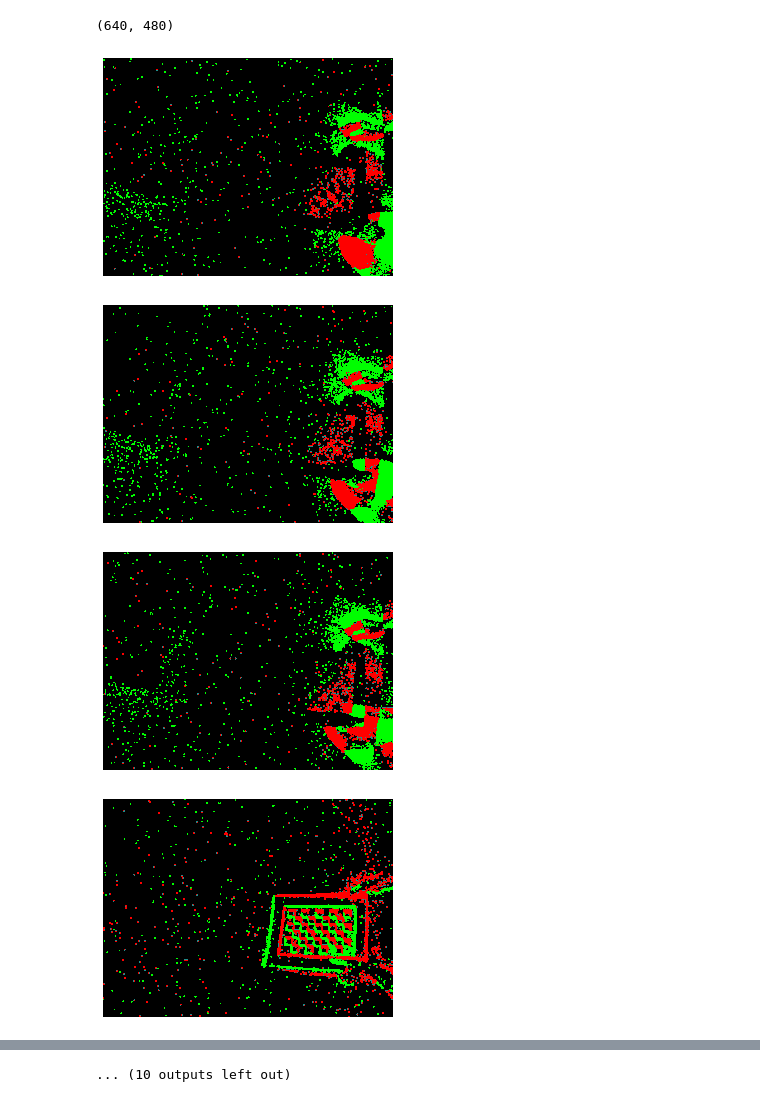
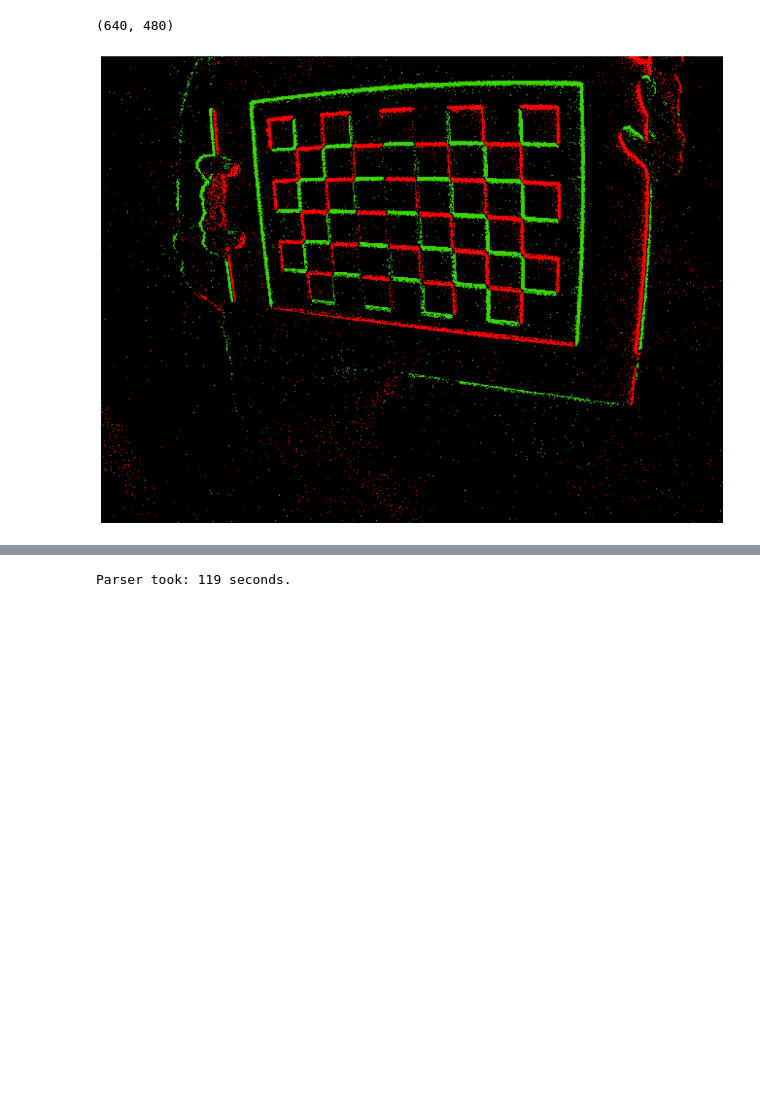
Before and after one commit to jpromerob/CAMagic, a Jupyter notebook: visualizer.ipynb, the cells around one changed output, grey strips where cells are left out. Saved outputs shown, nothing was run; the diff lists cells and outputs as text; code cells hidden in the pictures; blank space fills up the shorter version.

Commit message:
Visuals ready to undistort

```diff
--- a/visualizer.ipynb
+++ b/visualizer.ipynb
@@ -10,25 +10,28 @@ import cv2 as cv
 import numpy as np
 import pdb
 import matplotlib.pyplot as plt
-from utils import getNextRow, preprocess, getColorMap, print_all
+from utils import getNextRow, preprocess, print_all
+from matplotlib.colors import LinearSegmentedColormap
+
+my_gradient = LinearSegmentedColormap.from_list('my_gradient', (
+    # Edit this gradient at https://eltos.github.io/gradient/#FF0001-000000-3BD600
+    (0.000, (1.000, 0.000, 0.004)),
+    (0.500, (0.000, 0.000, 0.000)),
+    (1.000, (0.231, 0.839, 0.000))))
 
 if __name__ == "__main__":
 
-    gif = []
-
-
-    evcmap = getColorMap()
-
     x_max = 640
     y_max = 480
-    scale = 4
+    scale = 2/80
     fps = 60
-    activity = 3
+    activity = 1
+    image_of_interest = 255
 
     screen = np.zeros((x_max, y_max),dtype=int)
     print(screen.shape)
 
-    inputfile = "recordings/rec_cam1.aedat4"
+    inputfile = "recordings/rec_cam3.aedat4"
     nb_events = -1
 
     start = time.time()
@@ -50,39 +53,38 @@ if __name__ == "__main__":
         if t_relative > t_next_change:
 
             inactive_pixels = np.sum(screen == 0)
             if inactive_pixels < int((100-activity)/100*x_max*y_max):
-                screen = preprocess(screen)
-                plt.imshow(np.transpose(screen), cmap=evcmap)
-                plt.axis('off')
-                plt.show()
+                if photo_counter == image_of_interest-1:
+                    screen = preprocess(screen)
+                    plt.figure(figsize=(x_max*scale, y_max*scale))
+                    plt.imshow(np.transpose(screen), cmap=my_gradient)
+                    plt.axis('off')
+                    plt.show()
                 photo_counter += 1
-                if photo_counter >= 20:
+                if photo_counter >= image_of_interest:
                     break
 
             # Clear window
             screen = np.zeros((x_max, y_max),dtype=int)
             t_next_change += change_interval
 
         else:
             screen[x,y] += 2*p-1
 
 
         line_count += 1
 
         # Check if enough events have been parsed
         if (nb_events > 0) and (line_count > nb_events):
             # Stop parsing since nb_events reached
             print(t_relative)
             print(t_next_change)
             break
 
     stop = time.time()
 
     elapsed = stop - start
     print("Parser took: " + str(int(elapsed)) + " seconds.")
 # %% [output]
 (640, 480)
-[figure, old version]
+[figure, new version]
-[figure, removed]
-[figure, removed]
-[figure, removed]
@@ -96 +91 @@ if __name__ == "__main__":
-... (10 outputs left out)
+Parser took: 119 seconds.
```
Also changed, not shown: parts of 1 cell of this notebook, 4 other files.
